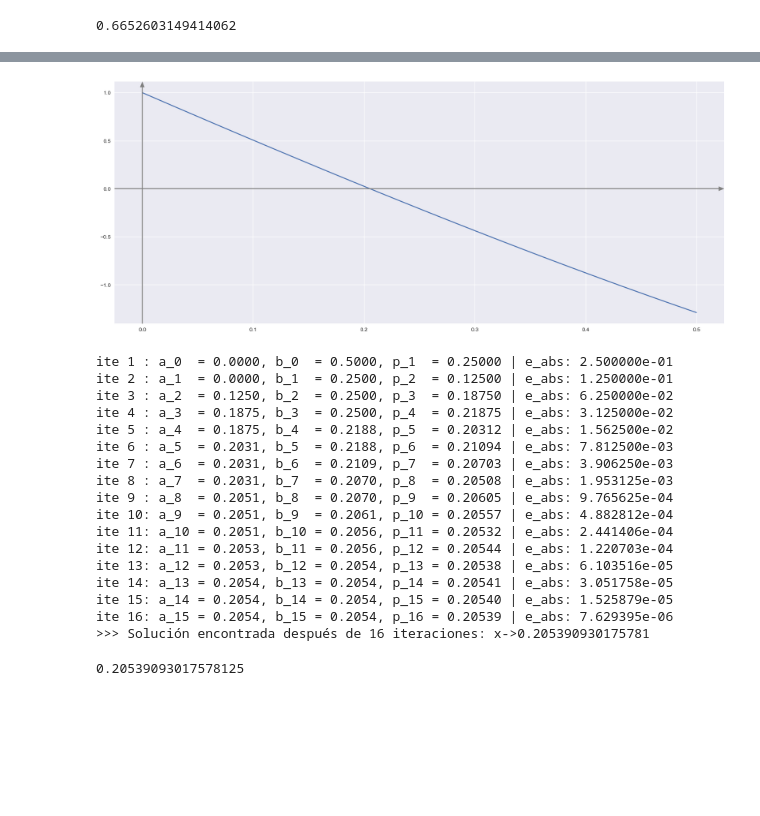
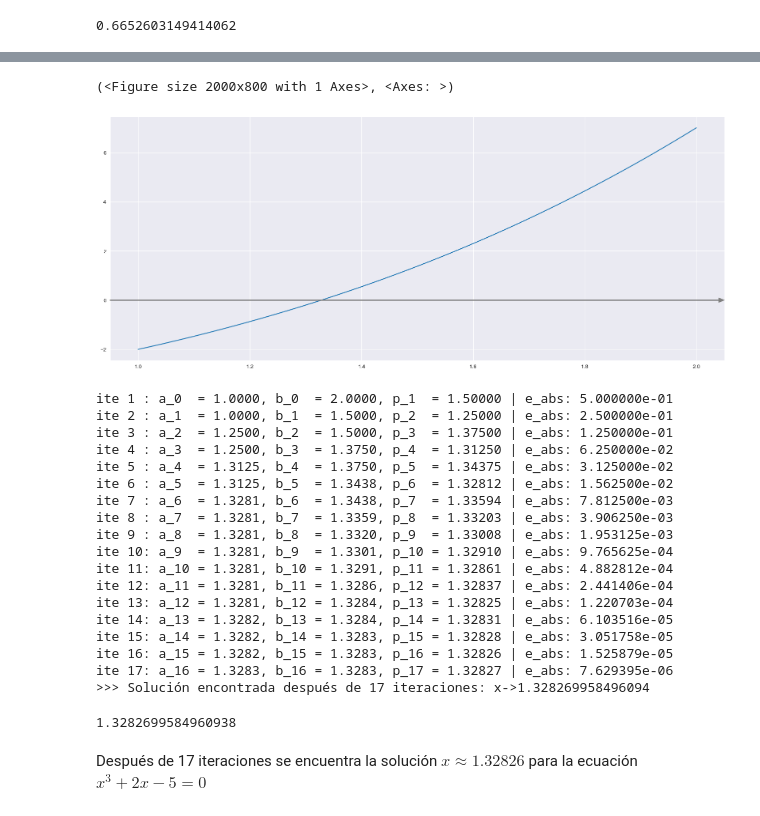
Before and after one commit to caramirezs/MetNum_librodigital, a Jupyter notebook: 1_Ecuaciones_de_una_variable/1.1_Metodo_biseccion.ipynb, the cells around one changed output, grey strips where cells are left out. Drawn from its saved outputs; the diff is of its cells as text; code cells hidden in the pictures; blank space fills up the shorter version.

```diff
--- a/1_Ecuaciones_de_una_variable/1.1_Metodo_biseccion.ipynb
+++ b/1_Ecuaciones_de_una_variable/1.1_Metodo_biseccion.ipynb
@@ -260,28 +316,30 @@ Aproximación = $10^{-5}$
 # %%
-f = lambda x: np.e**x - 3*np.sin(x) - 3*x
+f = lambda x: x**3 + 2*x - 5
 # Función que grafica
-graficar(f, 0, 0.5)
+graficar(f, 1, 2)
 # %% [output]
+(<Figure size 2000x800 with 1 Axes>, <Axes: >)
-[figure, old version]
+[figure, new version]
 # %%
 
-met_biseccion(f, 0, 0.5, tol=1e-5)
+met_biseccion(f, 1, 2, tol=1e-5)
 # %% [output]
-ite 1 : a_0  = 0.0000, b_0  = 0.5000, p_1  = 0.25000 | e_abs: 2.500000e-01
-ite 2 : a_1  = 0.0000, b_1  = 0.2500, p_2  = 0.12500 | e_abs: 1.250000e-01
-ite 3 : a_2  = 0.1250, b_2  = 0.2500, p_3  = 0.18750 | e_abs: 6.250000e-02
-ite 4 : a_3  = 0.1875, b_3  = 0.2500, p_4  = 0.21875 | e_abs: 3.125000e-02
-ite 5 : a_4  = 0.1875, b_4  = 0.2188, p_5  = 0.20312 | e_abs: 1.562500e-02
-ite 6 : a_5  = 0.2031, b_5  = 0.2188, p_6  = 0.21094 | e_abs: 7.812500e-03
-ite 7 : a_6  = 0.2031, b_6  = 0.2109, p_7  = 0.20703 | e_abs: 3.906250e-03
-ite 8 : a_7  = 0.2031, b_7  = 0.2070, p_8  = 0.20508 | e_abs: 1.953125e-03
-ite 9 : a_8  = 0.2051, b_8  = 0.2070, p_9  = 0.20605 | e_abs: 9.765625e-04
-ite 10: a_9  = 0.2051, b_9  = 0.2061, p_10 = 0.20557 | e_abs: 4.882812e-04
-ite 11: a_10 = 0.2051, b_10 = 0.2056, p_11 = 0.20532 | e_abs: 2.441406e-04
-ite 12: a_11 = 0.2053, b_11 = 0.2056, p_12 = 0.20544 | e_abs: 1.220703e-04
-ite 13: a_12 = 0.2053, b_12 = 0.2054, p_13 = 0.20538 | e_abs: 6.103516e-05
-ite 14: a_13 = 0.2054, b_13 = 0.2054, p_14 = 0.20541 | e_abs: 3.051758e-05
-ite 15: a_14 = 0.2054, b_14 = 0.2054, p_15 = 0.20540 | e_abs: 1.525879e-05
-ite 16: a_15 = 0.2054, b_15 = 0.2054, p_16 = 0.20539 | e_abs: 7.629395e-06
->>> Solución encontrada después de 16 iteraciones: x->0.205390930175781
+ite 1 : a_0  = 1.0000, b_0  = 2.0000, p_1  = 1.50000 | e_abs: 5.000000e-01
+ite 2 : a_1  = 1.0000, b_1  = 1.5000, p_2  = 1.25000 | e_abs: 2.500000e-01
+ite 3 : a_2  = 1.2500, b_2  = 1.5000, p_3  = 1.37500 | e_abs: 1.250000e-01
+ite 4 : a_3  = 1.2500, b_3  = 1.3750, p_4  = 1.31250 | e_abs: 6.250000e-02
+ite 5 : a_4  = 1.3125, b_4  = 1.3750, p_5  = 1.34375 | e_abs: 3.125000e-02
+ite 6 : a_5  = 1.3125, b_5  = 1.3438, p_6  = 1.32812 | e_abs: 1.562500e-02
+ite 7 : a_6  = 1.3281, b_6  = 1.3438, p_7  = 1.33594 | e_abs: 7.812500e-03
+ite 8 : a_7  = 1.3281, b_7  = 1.3359, p_8  = 1.33203 | e_abs: 3.906250e-03
+ite 9 : a_8  = 1.3281, b_8  = 1.3320, p_9  = 1.33008 | e_abs: 1.953125e-03
+ite 10: a_9  = 1.3281, b_9  = 1.3301, p_10 = 1.32910 | e_abs: 9.765625e-04
+ite 11: a_10 = 1.3281, b_10 = 1.3291, p_11 = 1.32861 | e_abs: 4.882812e-04
+ite 12: a_11 = 1.3281, b_11 = 1.3286, p_12 = 1.32837 | e_abs: 2.441406e-04
+ite 13: a_12 = 1.3281, b_12 = 1.3284, p_13 = 1.32825 | e_abs: 1.220703e-04
+ite 14: a_13 = 1.3282, b_13 = 1.3284, p_14 = 1.32831 | e_abs: 6.103516e-05
+ite 15: a_14 = 1.3282, b_14 = 1.3283, p_15 = 1.32828 | e_abs: 3.051758e-05
+ite 16: a_15 = 1.3282, b_15 = 1.3283, p_16 = 1.32826 | e_abs: 1.525879e-05
+ite 17: a_16 = 1.3283, b_16 = 1.3283, p_17 = 1.32827 | e_abs: 7.629395e-06
+>>> Solución encontrada después de 17 iteraciones: x->1.328269958496094
-0.20539093017578125
+1.3282699584960938
@@ -289,0 +346,2 @@ ite 16: a_15 = 0.2054, b_15 = 0.2054, p_16 = 0.20539 | e_abs: 7.629395e-06
+# %% [markdown]
+Después de 17 iteraciones se encuentra la solución $x \approx 1.32826$ para la ecuación $x^3 + 2x - 5 = 0$
```
Also changed, not shown: parts of 20 cells of this notebook, 1 other file.
